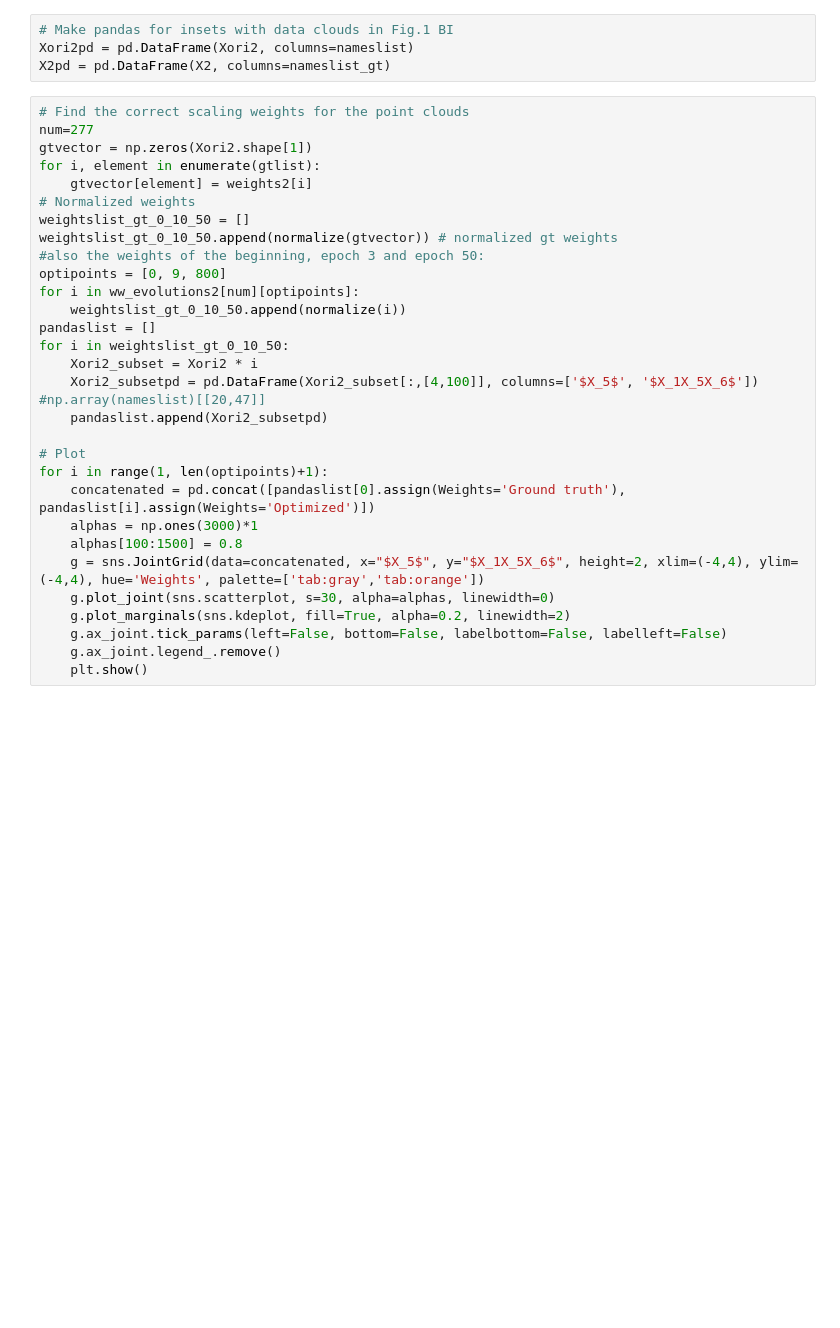
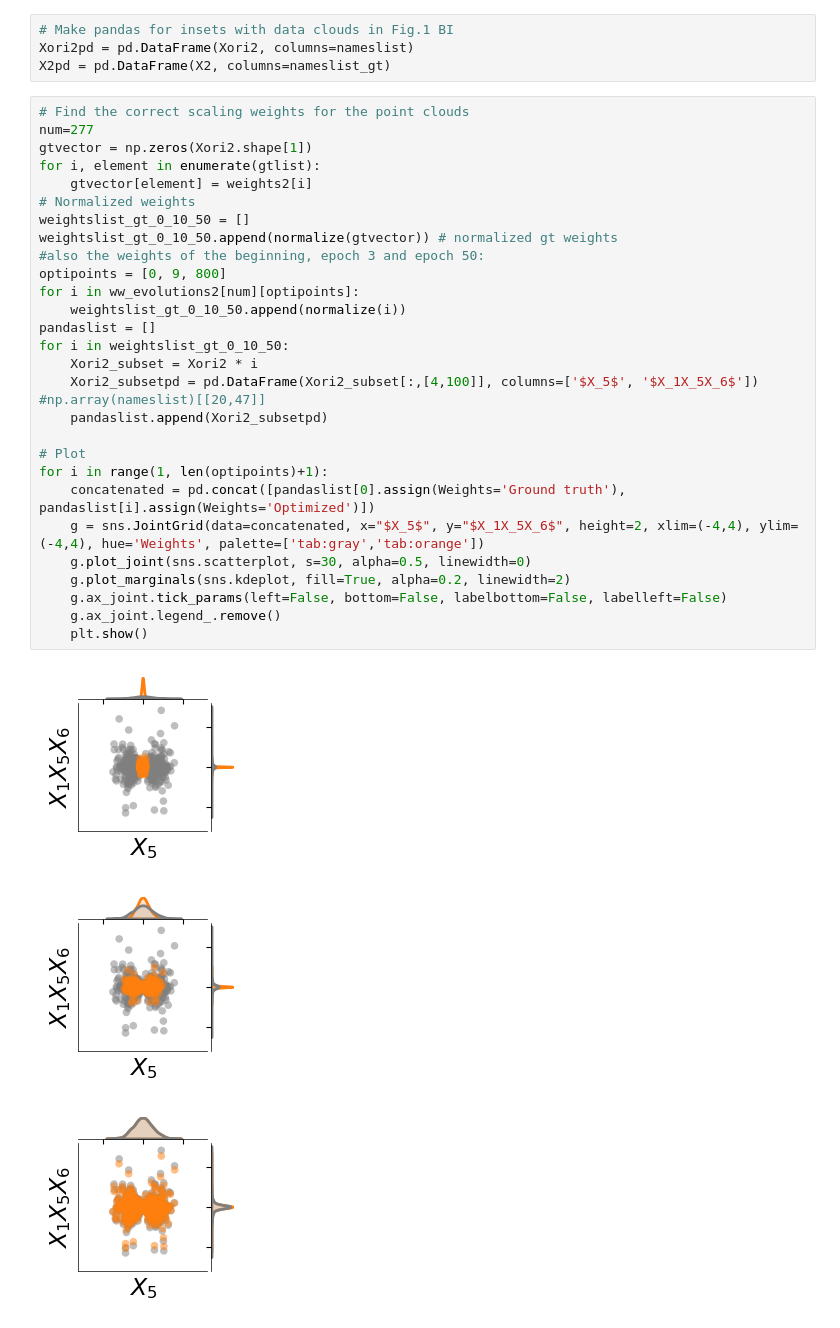
Before and after one commit to FelixWodaczek/dii-molecular-systems, a Jupyter notebook: Gaussian_random_variables_and_monomials/analysis_Gaussian_random_variables_and_their_monomials.ipynb, the cells around one changed output. Drawn from its saved outputs; the diff is of its cells as text; blank space fills up the shorter version.

```diff
--- a/Gaussian_random_variables_and_monomials/analysis_Gaussian_random_variables_and_their_monomials.ipynb
+++ b/Gaussian_random_variables_and_monomials/analysis_Gaussian_random_variables_and_their_monomials.ipynb
@@ -557,31 +574,33 @@ X2pd = pd.DataFrame(X2, columns=nameslist_gt)
 # %%
 # Find the correct scaling weights for the point clouds
 num=277
 gtvector = np.zeros(Xori2.shape[1])
 for i, element in enumerate(gtlist):
     gtvector[element] = weights2[i]
 # Normalized weights
 weightslist_gt_0_10_50 = []
 weightslist_gt_0_10_50.append(normalize(gtvector)) # normalized gt weights
 #also the weights of the beginning, epoch 3 and epoch 50:
 optipoints = [0, 9, 800]
 for i in ww_evolutions2[num][optipoints]:
     weightslist_gt_0_10_50.append(normalize(i))
 pandaslist = []
 for i in weightslist_gt_0_10_50:
     Xori2_subset = Xori2 * i
     Xori2_subsetpd = pd.DataFrame(Xori2_subset[:,[4,100]], columns=['$X_5$', '$X_1X_5X_6$']) #np.array(nameslist)[[20,47]]
     pandaslist.append(Xori2_subsetpd)
 
 # Plot
 for i in range(1, len(optipoints)+1):
     concatenated = pd.concat([pandaslist[0].assign(Weights='Ground truth'), pandaslist[i].assign(Weights='Optimized')])
-    alphas = np.ones(3000)*1
-    alphas[100:1500] = 0.8
     g = sns.JointGrid(data=concatenated, x="$X_5$", y="$X_1X_5X_6$", height=2, xlim=(-4,4), ylim=(-4,4), hue='Weights', palette=['tab:gray','tab:orange'])
-    g.plot_joint(sns.scatterplot, s=30, alpha=alphas, linewidth=0)
+    g.plot_joint(sns.scatterplot, s=30, alpha=0.5, linewidth=0)
     g.plot_marginals(sns.kdeplot, fill=True, alpha=0.2, linewidth=2)
     g.ax_joint.tick_params(left=False, bottom=False, labelbottom=False, labelleft=False)
     g.ax_joint.legend_.remove()
     plt.show()
+# %% [output]
+[figure, added]
+[figure, added]
+[figure, added]
 # %% [markdown]
```
Also changed, not shown: parts of 10 cells of this notebook, 2 other files.
